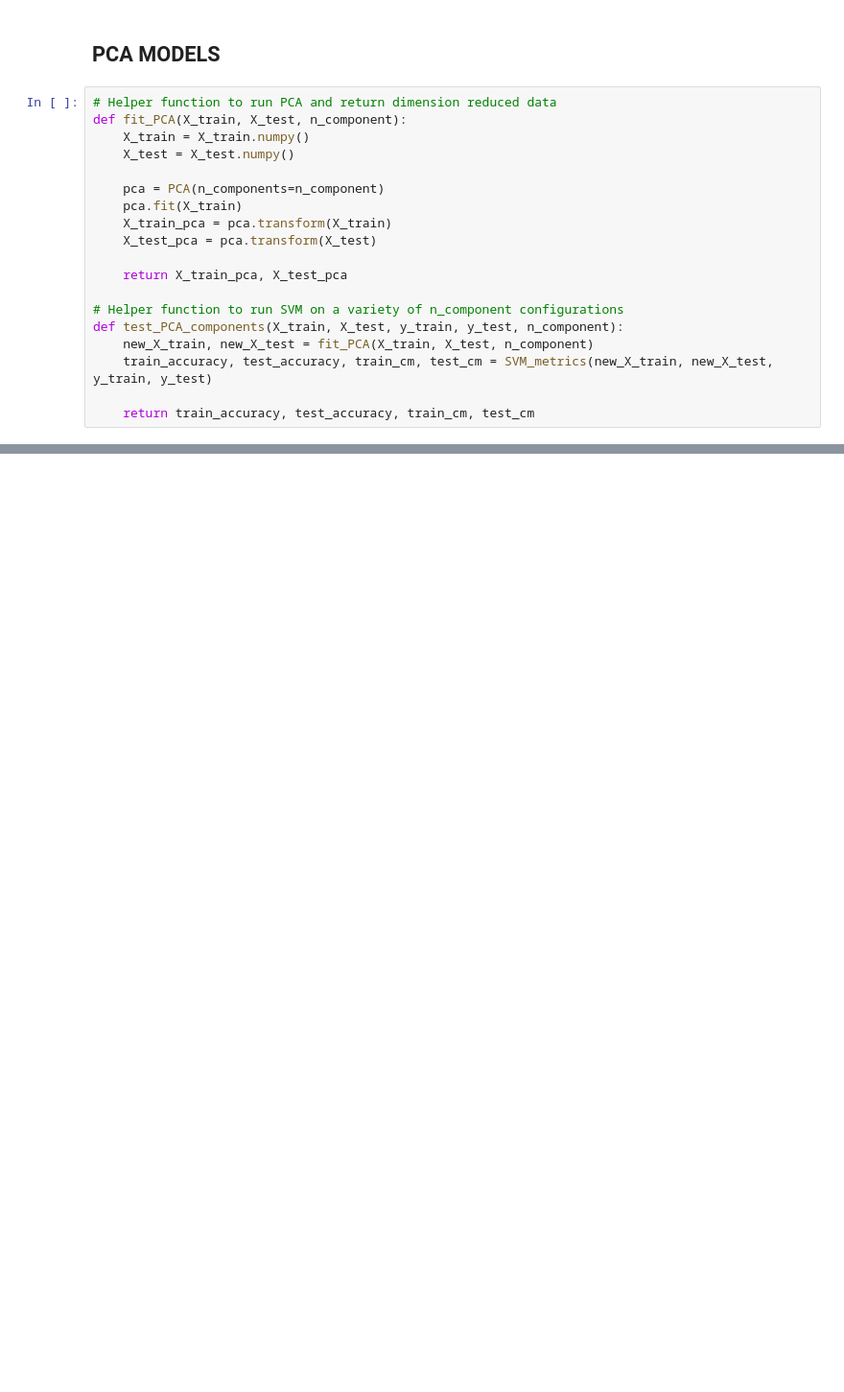
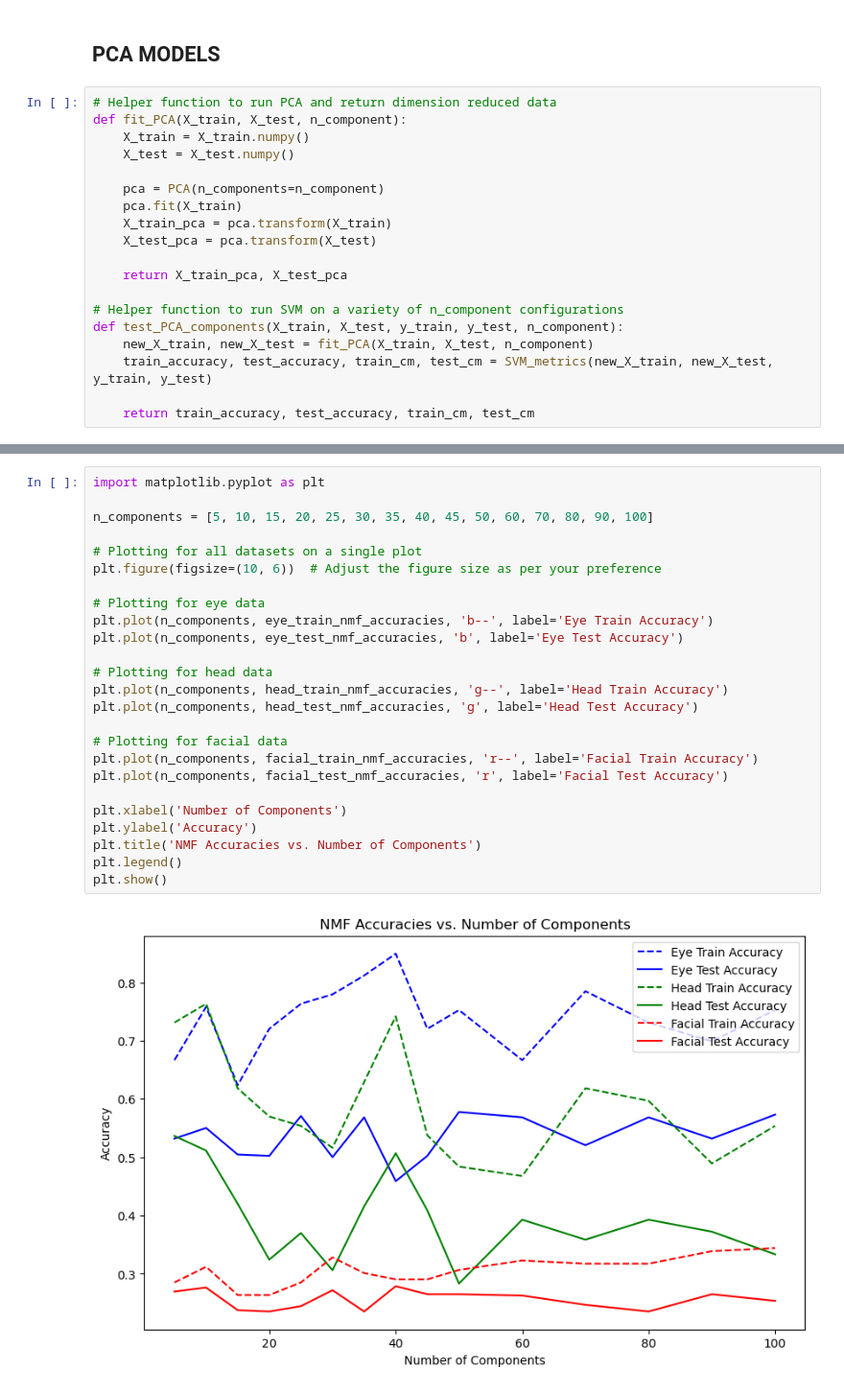
Before and after one commit to karenfeng/eigenfaces, a Jupyter notebook: ipynb/pca_nmf_plots.ipynb, the cells around one changed output, grey strips where cells are left out. Shown at 96% size. Saved outputs shown, nothing was run; the diff lists cells and outputs as text; blank space fills up the shorter version.

```diff
--- a/ipynb/pca_nmf_plots.ipynb
+++ b/ipynb/pca_nmf_plots.ipynb
@@ -229,0 +347,27 @@ plt.show()
+# %%
+import matplotlib.pyplot as plt
+
+n_components = [5, 10, 15, 20, 25, 30, 35, 40, 45, 50, 60, 70, 80, 90, 100]
+
+# Plotting for all datasets on a single plot
+plt.figure(figsize=(10, 6))  # Adjust the figure size as per your preference
+
+# Plotting for eye data
+plt.plot(n_components, eye_train_nmf_accuracies, 'b--', label='Eye Train Accuracy')
+plt.plot(n_components, eye_test_nmf_accuracies, 'b', label='Eye Test Accuracy')
+
+# Plotting for head data
+plt.plot(n_components, head_train_nmf_accuracies, 'g--', label='Head Train Accuracy')
+plt.plot(n_components, head_test_nmf_accuracies, 'g', label='Head Test Accuracy')
+
+# Plotting for facial data
+plt.plot(n_components, facial_train_nmf_accuracies, 'r--', label='Facial Train Accuracy')
+plt.plot(n_components, facial_test_nmf_accuracies, 'r', label='Facial Test Accuracy')
+
+plt.xlabel('Number of Components')
+plt.ylabel('Accuracy')
+plt.title('NMF Accuracies vs. Number of Components')
+plt.legend()
+plt.show()
+# %% [output]
+[figure, added]
```
Also changed, not shown: parts of 16 cells of this notebook.
